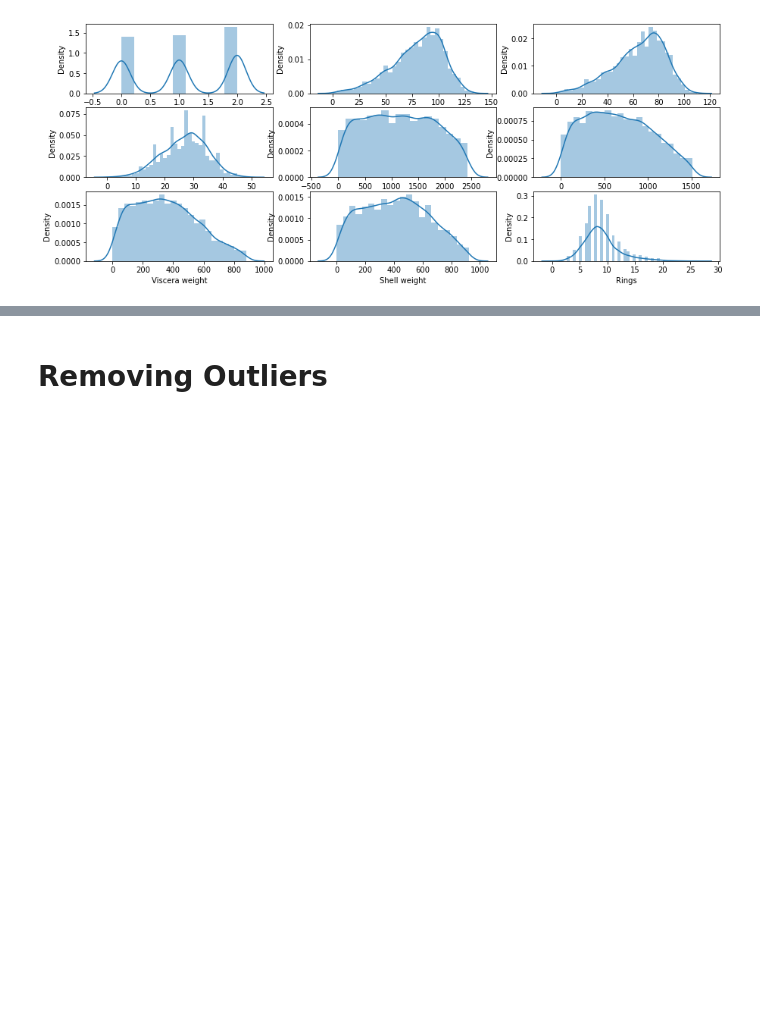
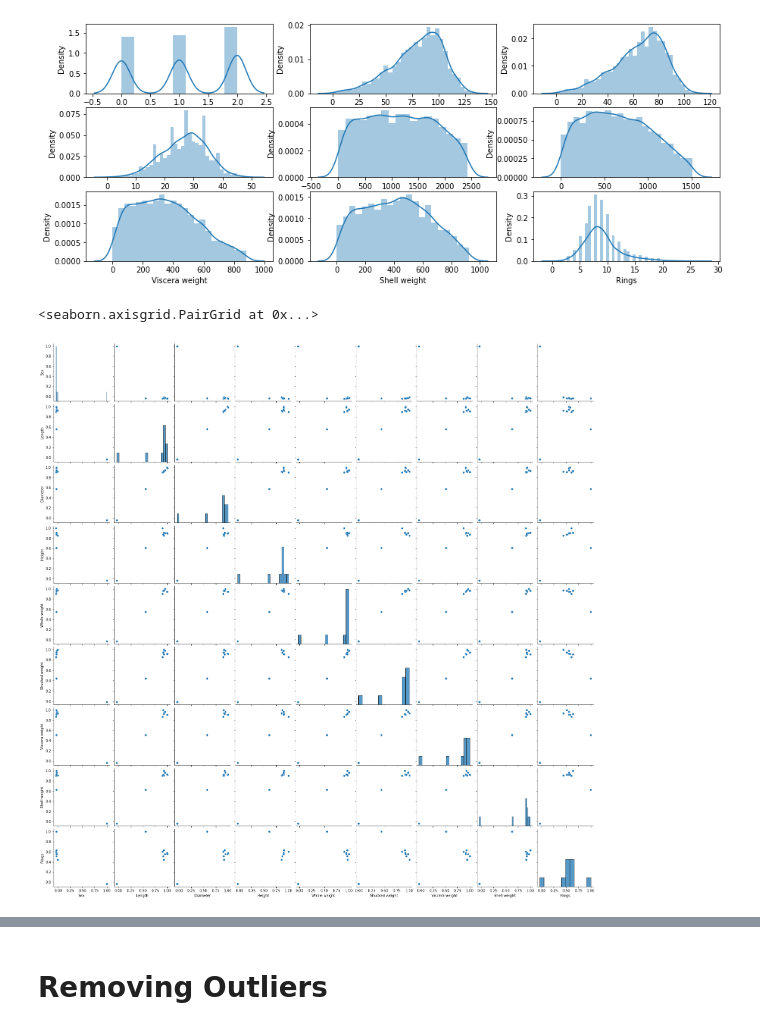
Before and after one commit to im-noob/internship-fliprobo, a Jupyter notebook: datatrained_projects/abalone_case_study/abalone_case_study.ipynb, the cells around one changed output, grey strips where cells are left out. Drawn from its saved outputs; the diff is of its cells as text; code cells hidden in the pictures; blank space fills up the shorter version.

```diff
--- a/datatrained_projects/abalone_case_study/abalone_case_study.ipynb
+++ b/datatrained_projects/abalone_case_study/abalone_case_study.ipynb
@@ -153,5 +153,8 @@ for i, column in enumerate(df.columns):
 # %% [output]
 [figure]
 # %%
-# sns.pairplot(df.corr())
+sns.pairplot(df.corr())
+# %% [output]
+<seaborn.axisgrid.PairGrid at 0x...>
+[figure, added]
 # %%
```
Also changed, not shown: parts of 20 cells of this notebook.
